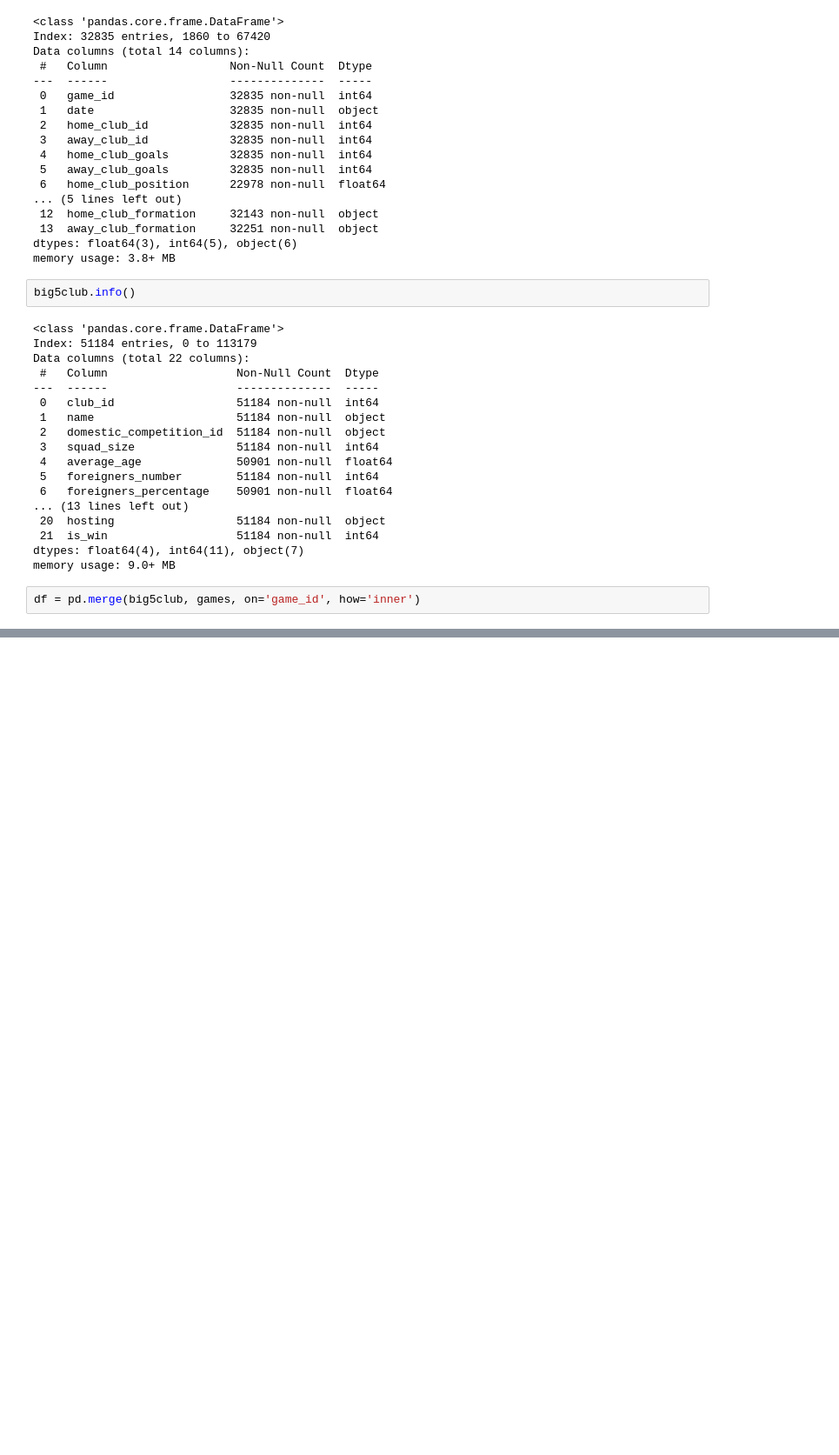
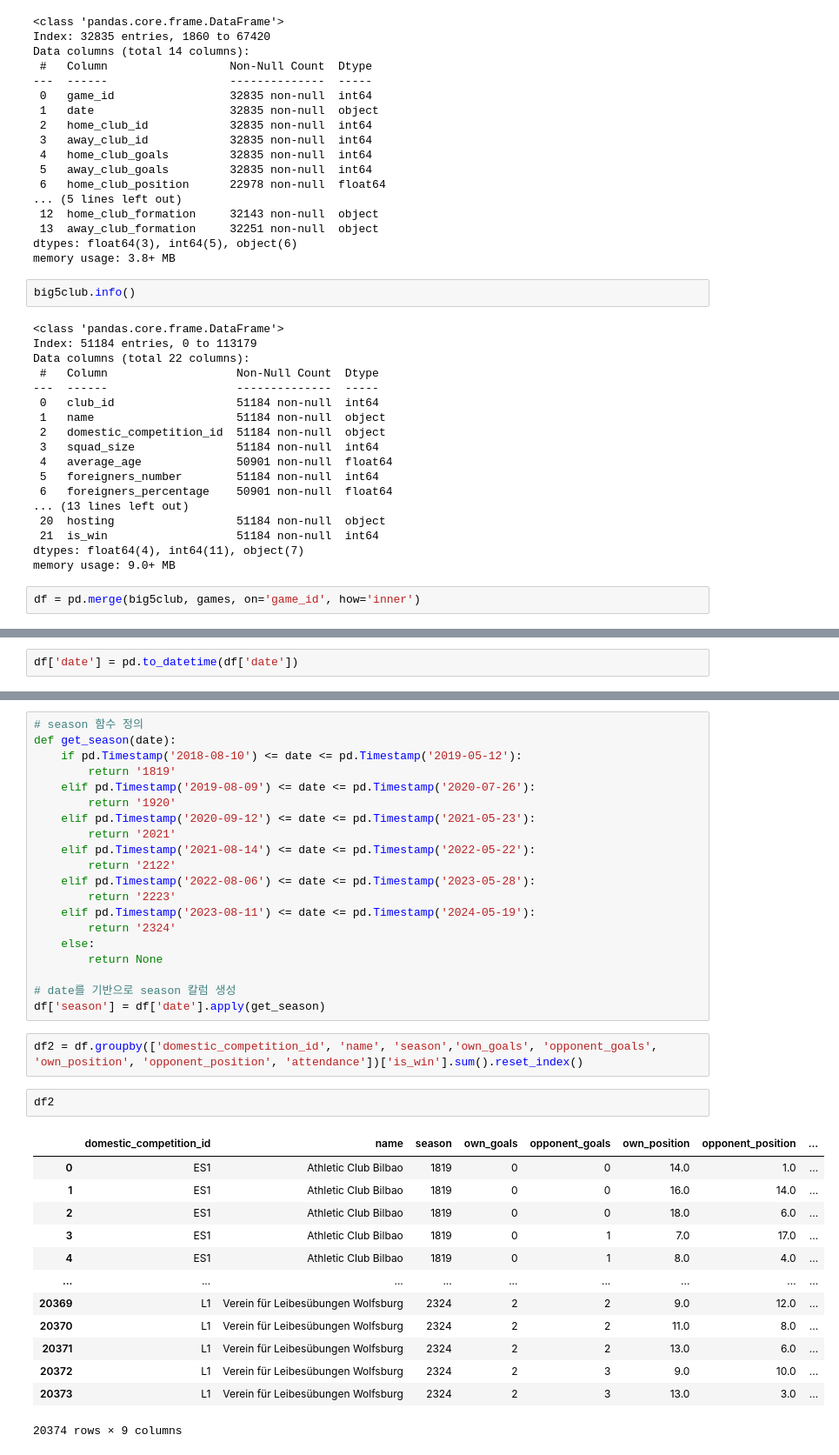
Before and after one commit to MijeongKim0533/PJ_Best_Combination, a Jupyter notebook: SY/240404.ipynb, the cells around one changed output, grey strips where cells are left out. Shown at 87% size. Cells and saved outputs as stored; diff of their text form; blank space fills up the shorter version.

```diff
--- a/SY/240404.ipynb
+++ b/SY/240404.ipynb
@@ -150,0 +135,2 @@ df
+# %%
+df['date'] = pd.to_datetime(df['date'])
@@ -150,0 +153,38 @@ df
+# %%
+# season 함수 정의
+def get_season(date):
+    if pd.Timestamp('2018-08-10') <= date <= pd.Timestamp('2019-05-12'):
+        return '1819'
+    elif pd.Timestamp('2019-08-09') <= date <= pd.Timestamp('2020-07-26'):
+        return '1920'
+    elif pd.Timestamp('2020-09-12') <= date <= pd.Timestamp('2021-05-23'):
+        return '2021'
+    elif pd.Timestamp('2021-08-14') <= date <= pd.Timestamp('2022-05-22'):
+        return '2122'
+    elif pd.Timestamp('2022-08-06') <= date <= pd.Timestamp('2023-05-28'):
+        return '2223'
+    elif pd.Timestamp('2023-08-11') <= date <= pd.Timestamp('2024-05-19'):
+        return '2324'
+    else:
+        return None
+
+# date를 기반으로 season 칼럼 생성
+df['season'] = df['date'].apply(get_season)
+# %%
+df2 = df.groupby(['domestic_competition_id', 'name', 'season','own_goals', 'opponent_goals', 'own_position', 'opponent_position', 'attendance'])['is_win'].sum().reset_index()
+# %%
+df2
+# %% [output]
+|  | domestic_competition_id | name | season | own_goals | opponent_goals | own_position | opponent_position | ... |
+| 0 | ES1 | Athletic Club Bilbao | 1819 | 0 | 0 | 14.0 | 1.0 | ... |
+| 1 | ES1 | Athletic Club Bilbao | 1819 | 0 | 0 | 16.0 | 14.0 | ... |
+| 2 | ES1 | Athletic Club Bilbao | 1819 | 0 | 0 | 18.0 | 6.0 | ... |
+| 3 | ES1 | Athletic Club Bilbao | 1819 | 0 | 1 | 7.0 | 17.0 | ... |
+| 4 | ES1 | Athletic Club Bilbao | 1819 | 0 | 1 | 8.0 | 4.0 | ... |
+| ... | ... | ... | ... | ... | ... | ... | ... | ... |
+| 20369 | L1 | Verein für Leibesübungen Wolfsburg | 2324 | 2 | 2 | 9.0 | 12.0 | ... |
+| 20370 | L1 | Verein für Leibesübungen Wolfsburg | 2324 | 2 | 2 | 11.0 | 8.0 | ... |
+| 20371 | L1 | Verein für Leibesübungen Wolfsburg | 2324 | 2 | 2 | 13.0 | 6.0 | ... |
+| 20372 | L1 | Verein für Leibesübungen Wolfsburg | 2324 | 2 | 3 | 9.0 | 10.0 | ... |
+| 20373 | L1 | Verein für Leibesübungen Wolfsburg | 2324 | 2 | 3 | 13.0 | 3.0 | ... |
+20374 rows × 9 columns
```
Also changed, not shown: parts of 3 cells of this notebook.
